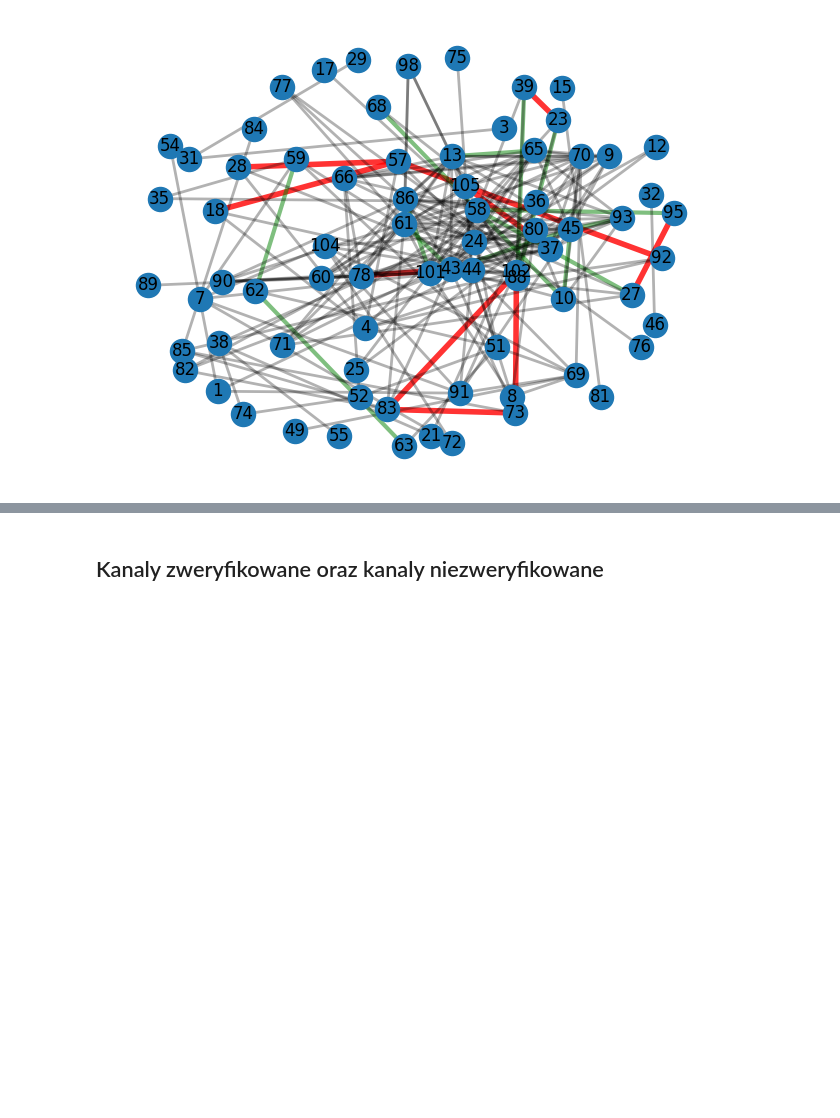
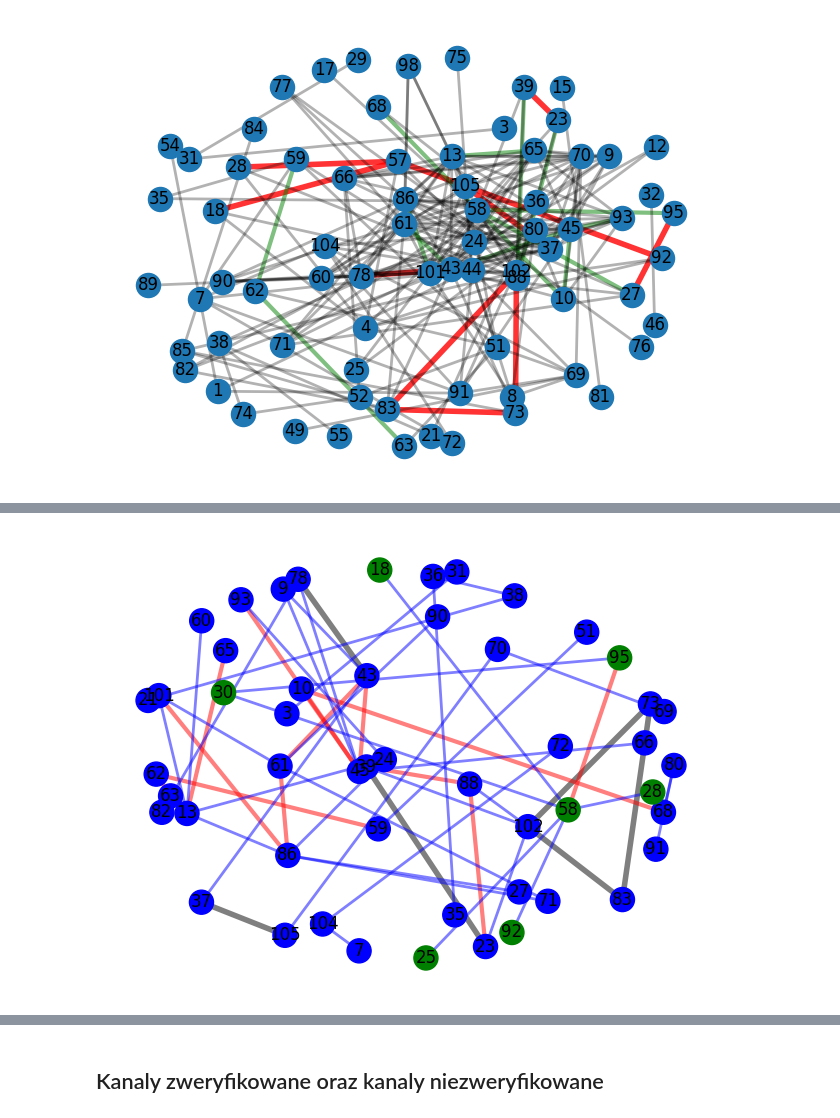
Before and after one commit to jakubbbbbc/TASS_project, a Jupyter notebook: notebook.ipynb, the cells around one changed output, grey strips where cells are left out. Drawn from its saved outputs; the diff is of its cells as text; code cells hidden in the pictures; blank space fills up the shorter version.

```diff
--- a/notebook.ipynb
+++ b/notebook.ipynb
@@ -273,0 +306,6 @@ draw_weighted_graph(data)
+# %%
+data1 = combined(3, verified='all', popularity_lower=1000, popularity_upper=10_000_000_000, x=0.25)
+data2 = combined(3, verified='all', popularity_lower=1, popularity_upper=1000, x=0.1)
+draw_weighted_graph_different_nodes(data1, data2)
+# %% [output]
+[figure, added]
```
Also changed, not shown: parts of 14 cells of this notebook, 1 other file.
